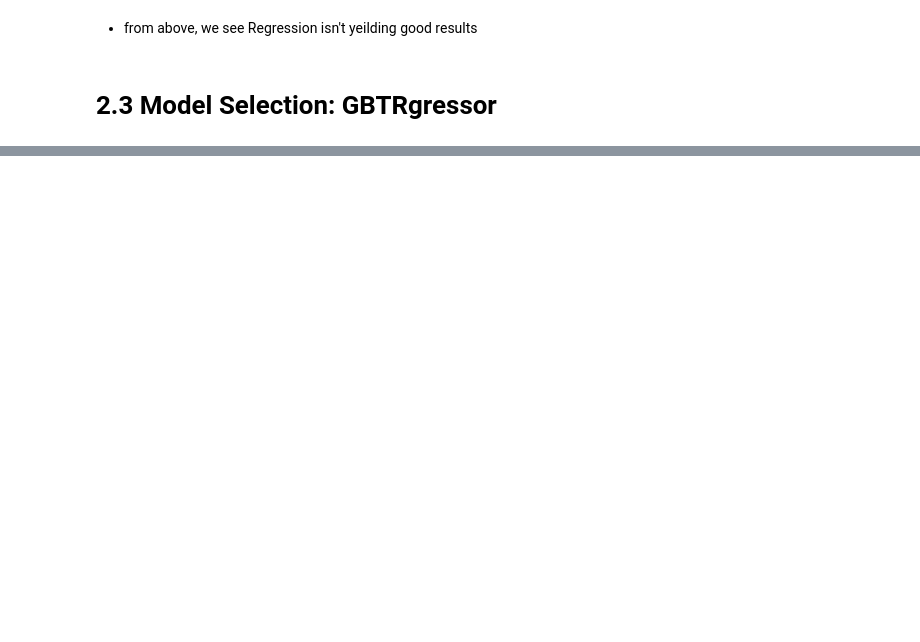
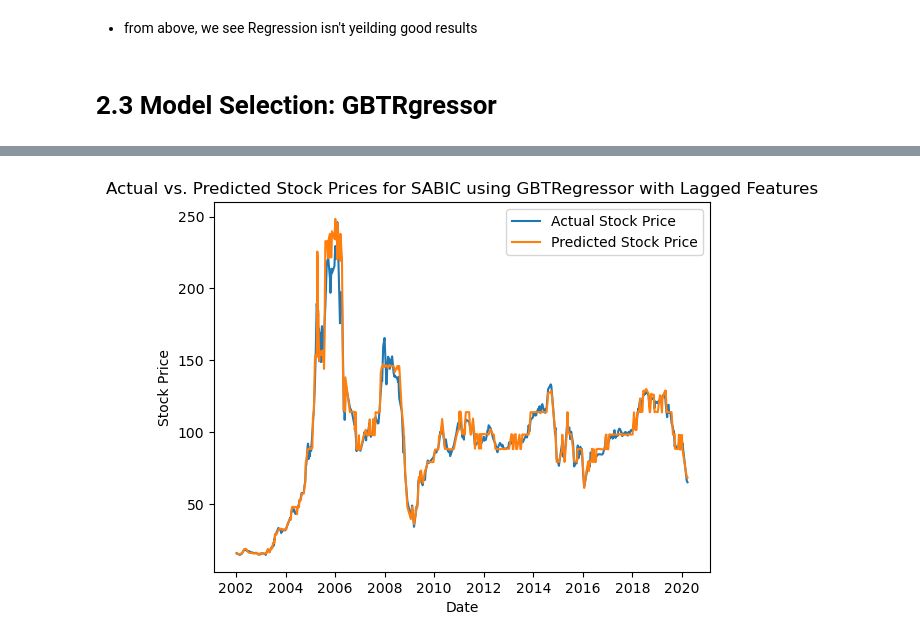
Before and after one commit to bandarr2/ICS574_MarketAlchemists, a Jupyter notebook: ICS574_P2_MarketAlchemists v3.ipynb, the cells around one changed output, grey strips where cells are left out. Drawn from its saved outputs; the diff is of its cells as text; code cells hidden in the pictures; blank space fills up the shorter version.

```diff
--- a/ICS574_P2_MarketAlchemists v3.ipynb
+++ b/ICS574_P2_MarketAlchemists v3.ipynb
@@ -871,6 +845,3 @@ only showing top 20 rows
-# %%
-# drop the high, low, open, and close columns
-stocks_brent_gold_df_spark = stocks_brent_gold_df_spark.drop("symbol", "name", "high", "trading_name", "Sector", "low", "open", "close", "perc_Change", "change", "trading_name ", "Stock_Price")
 # %%
 # print the dataframe to verify the columns are dropped
 stocks_brent_gold_df_spark.show()
@@ -1102,17 +923,0 @@ print("Root Mean Squared Error (RMSE):", rmse)
-# %%
-# print the accuracy of the model
-# The accuracy of the model is a measure of how well the model is able to predict the stock price of SABIC.
-
-# The accuracy of the model is calculated by comparing the predicted stock price to the actual stock price.
-
-# The accuracy of the model is a measure of the quality of the model.
-
-
-# get the predictions
-predictions = model.transform(testData)
-
-# select the relevant columns for SABIC stock prices
-sabic_predictions = predictions.select("Date", "Stock_Price", "prediction").filter(predictions.name == "Saudi Basic Industries Corp.")
-
-# display the actual and predicted stock prices for SABIC
-sabic_predictions.show(100)
@@ -1123,0 +947,10 @@ AnalysisException: [UNRESOLVED_COLUMN.WITH_SUGGESTION] A column or function para
+# %%
+# plot the actual and predicted stock prices for SABIC
+sns.lineplot(data=sabic_predictions.toPandas(), x="Date", y="Stock_Price", label="Actual Stock Price")
+sns.lineplot(data=sabic_predictions.toPandas(), x="Date", y="prediction", label="Predicted Stock Price")
+plt.title("Actual vs. Predicted Stock Prices for SABIC using GBTRegressor with Lagged Features")
+plt.xlabel("Date")
+plt.ylabel("Stock Price")
+plt.legend()
+plt.show()
+# %% [output]
@@ -1123,0 +958 @@ AnalysisException: [UNRESOLVED_COLUMN.WITH_SUGGESTION] A column or function para
+[figure, added]
```
Also changed, not shown: parts of 89 cells of this notebook, 1 other file.
